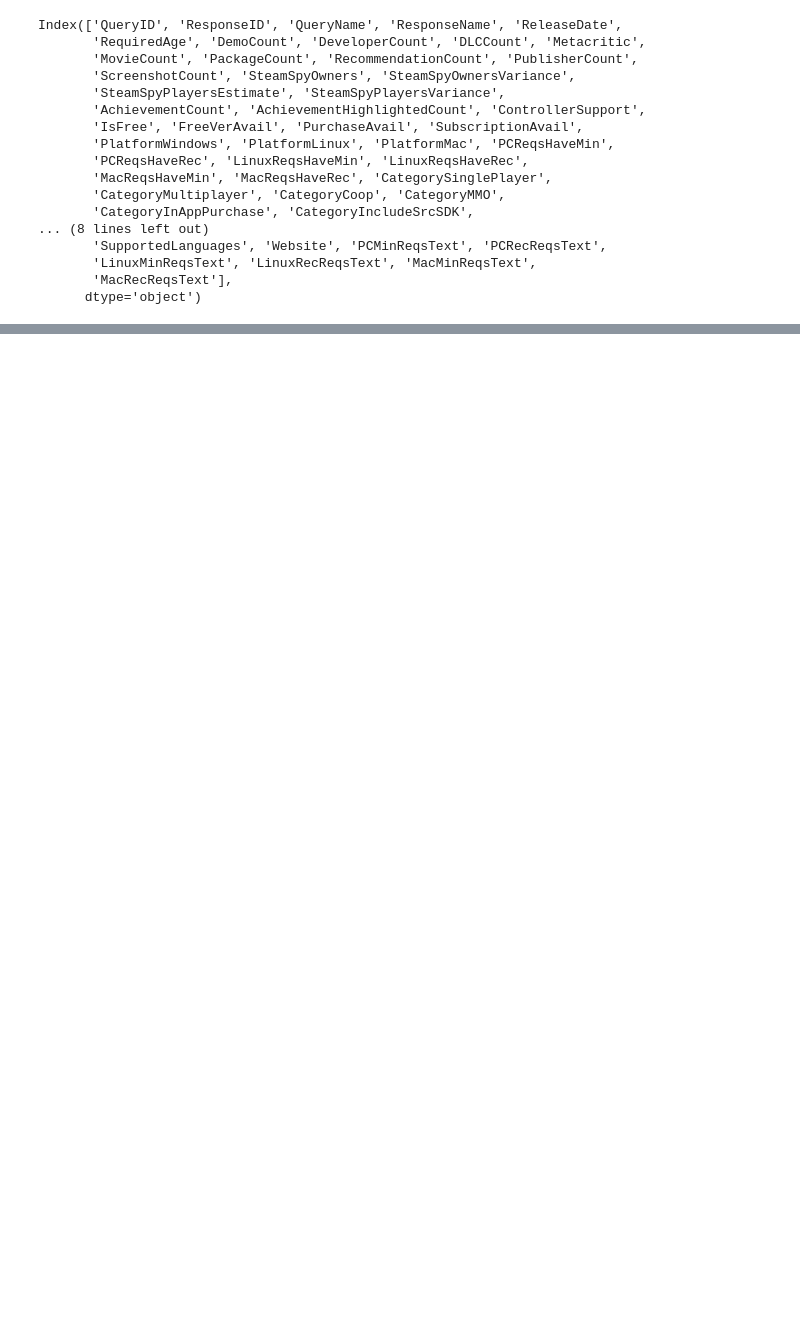
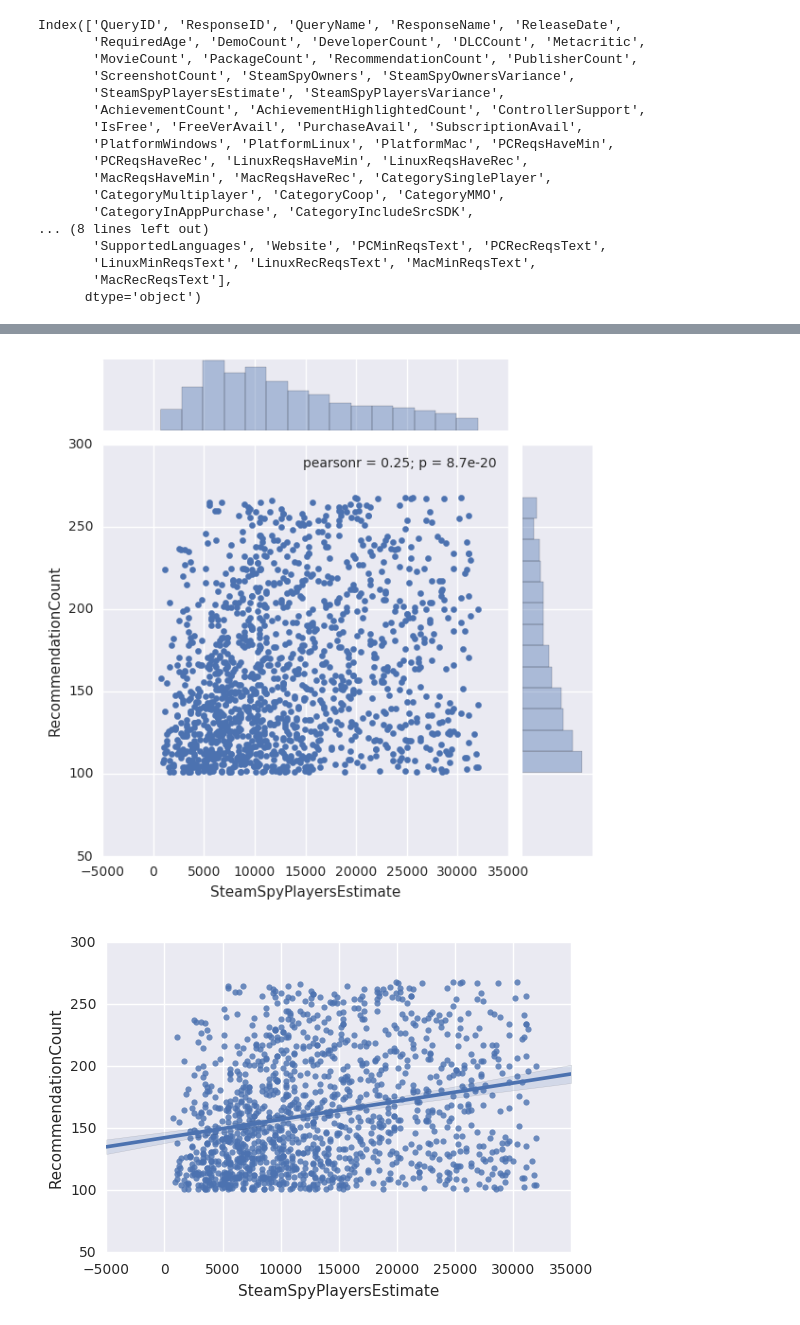
Before and after one commit to CraigKelly/steam-data, a Jupyter notebook: analysis/analysis-cnk.ipynb, the cells around one changed output, grey strips where cells are left out. Drawn from its saved outputs; the diff is of its cells as text; code cells hidden in the pictures; blank space fills up the shorter version.

```diff
--- a/analysis/analysis-cnk.ipynb
+++ b/analysis/analysis-cnk.ipynb
@@ -89,0 +89,18 @@ Name: PriceFinal, dtype: float64
+# %%
+rec_num = data[["RecommendationCount", "SteamSpyPlayersEstimate"]].copy()
+
+def get_bound(name):
+    max_index = int(len(rec_num[name]) * 0.75)
+    bound = rec_num[name].copy().sort_values().head(max_index).values[-1]
+    return bound
+
+def one_filt(src, name):
+    return src[ (src[name] > 0) & (src[name] < get_bound(name)) ]
+
+to_check = one_filt(one_filt(rec_num, "RecommendationCount"), "SteamSpyPlayersEstimate")
+sea.jointplot("SteamSpyPlayersEstimate", "RecommendationCount", data=to_check);
+plt.figure()
+sea.regplot("SteamSpyPlayersEstimate", "RecommendationCount", data=to_check);
+# %% [output]
+[figure, added]
+[figure, added]
```
Also changed, not shown: parts of 2 cells of this notebook.
